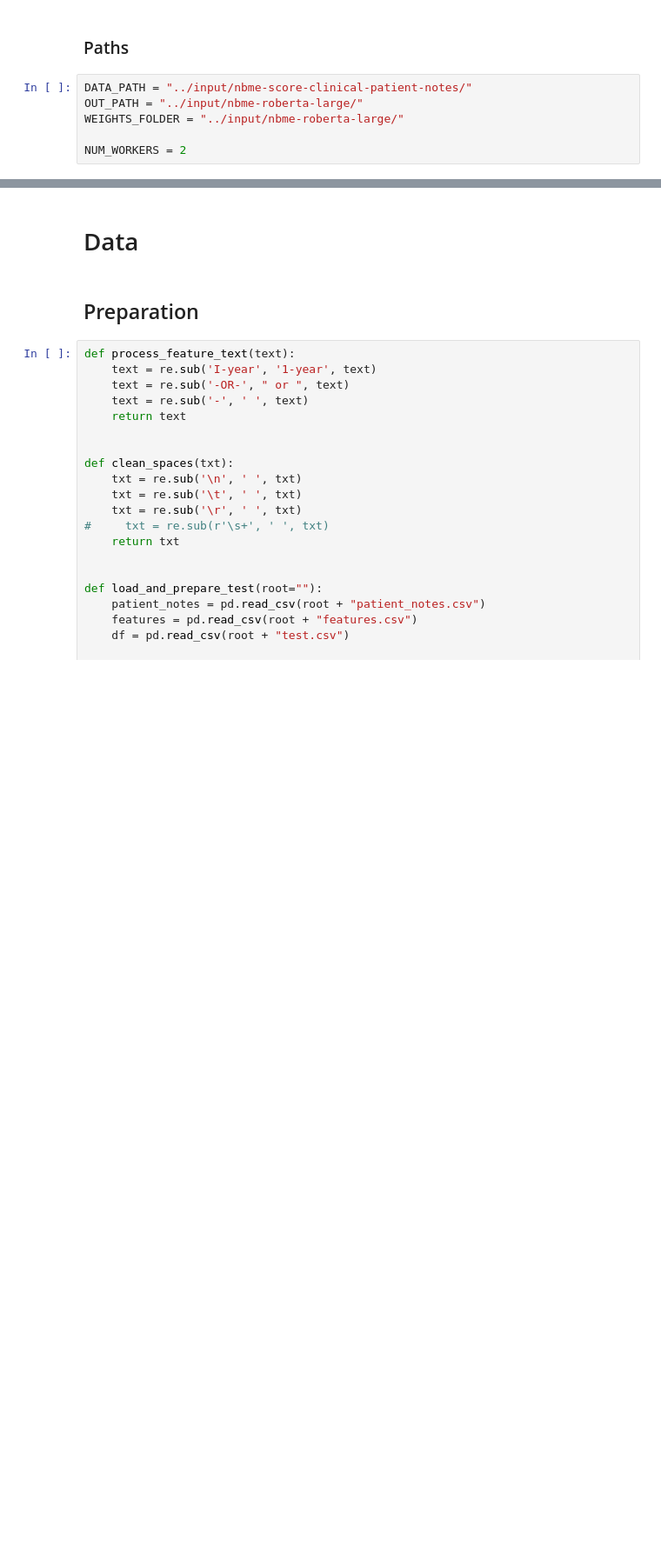
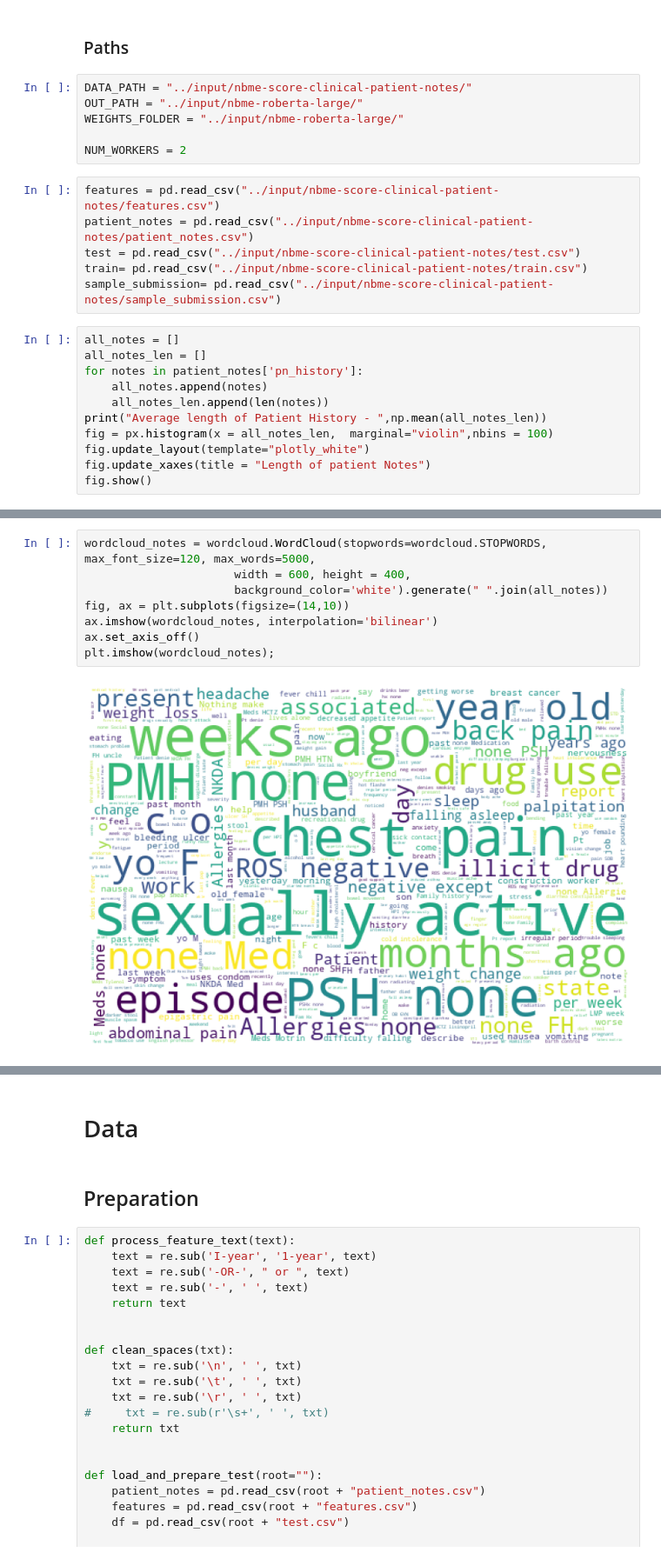
Before and after one commit to LAUGHY-PTPK/BIG-DATA-SPARK, a Jupyter notebook: nbme-roberta.ipynb, the cells around one changed output, grey strips where cells are left out. Shown at 87% size. Drawn from its saved outputs; the diff is of its cells as text; blank space fills up the shorter version.

Commit message:
Kaggle Notebook | NBME-ROBERTA | Version 3

```diff
--- a/nbme-roberta.ipynb
+++ b/nbme-roberta.ipynb
@@ -29,3 +37,20 @@ OUT_PATH = "../input/nbme-roberta-large/"
 WEIGHTS_FOLDER = "../input/nbme-roberta-large/"
 
 NUM_WORKERS = 2
+# %%
+features = pd.read_csv("../input/nbme-score-clinical-patient-notes/features.csv")
+patient_notes = pd.read_csv("../input/nbme-score-clinical-patient-notes/patient_notes.csv")
+test = pd.read_csv("../input/nbme-score-clinical-patient-notes/test.csv")
+train= pd.read_csv("../input/nbme-score-clinical-patient-notes/train.csv")
+sample_submission= pd.read_csv("../input/nbme-score-clinical-patient-notes/sample_submission.csv")
+# %%
+all_notes = []
+all_notes_len = []
+for notes in patient_notes['pn_history']:
+    all_notes.append(notes)
+    all_notes_len.append(len(notes))
+print("Average length of Patient History - ",np.mean(all_notes_len))
+fig = px.histogram(x = all_notes_len,  marginal="violin",nbins = 100)
+fig.update_layout(template="plotly_white")
+fig.update_xaxes(title = "Length of patient Notes")
+fig.show()
@@ -31,0 +265,10 @@ NUM_WORKERS = 2
+# %%
+wordcloud_notes = wordcloud.WordCloud(stopwords=wordcloud.STOPWORDS, max_font_size=120, max_words=5000,
+                      width = 600, height = 400,
+                      background_color='white').generate(" ".join(all_notes))
+fig, ax = plt.subplots(figsize=(14,10))
+ax.imshow(wordcloud_notes, interpolation='bilinear')
+ax.set_axis_off()
+plt.imshow(wordcloud_notes);
+# %% [output]
+[figure, added]
```
Also changed, not shown: parts of 15 cells of this notebook.
